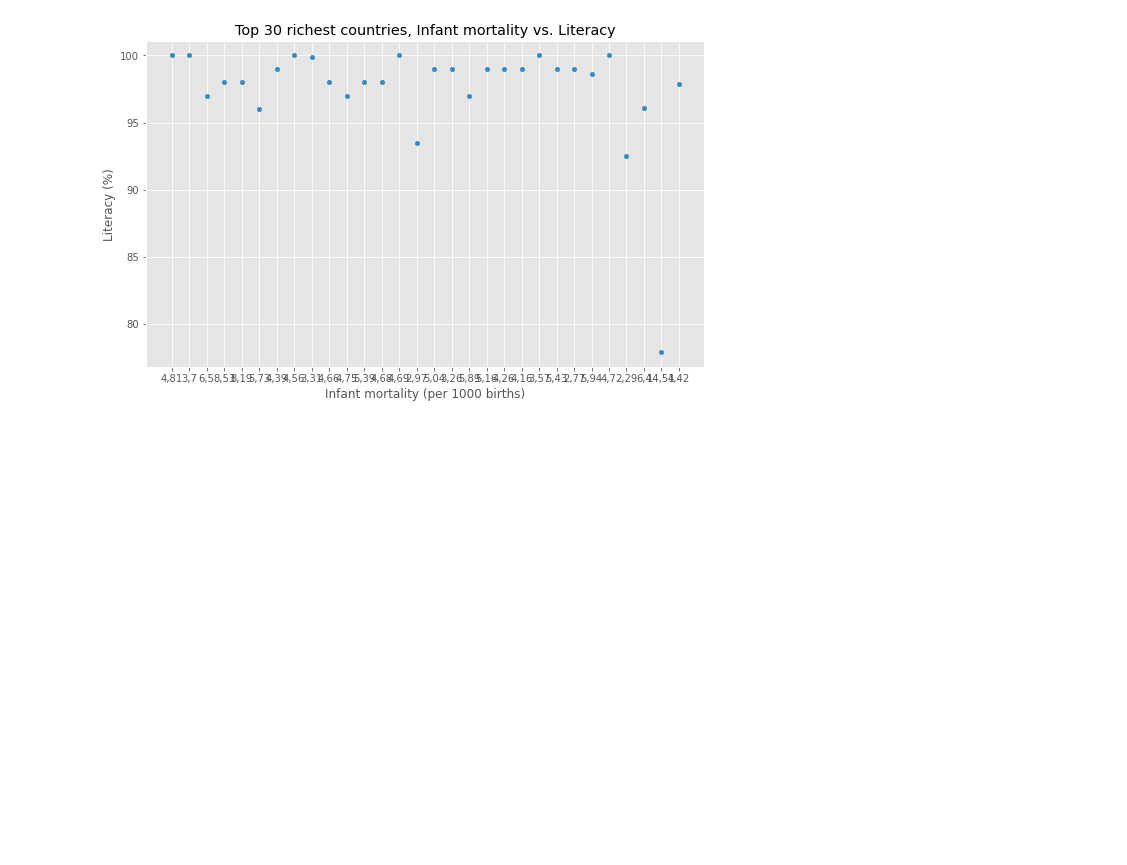
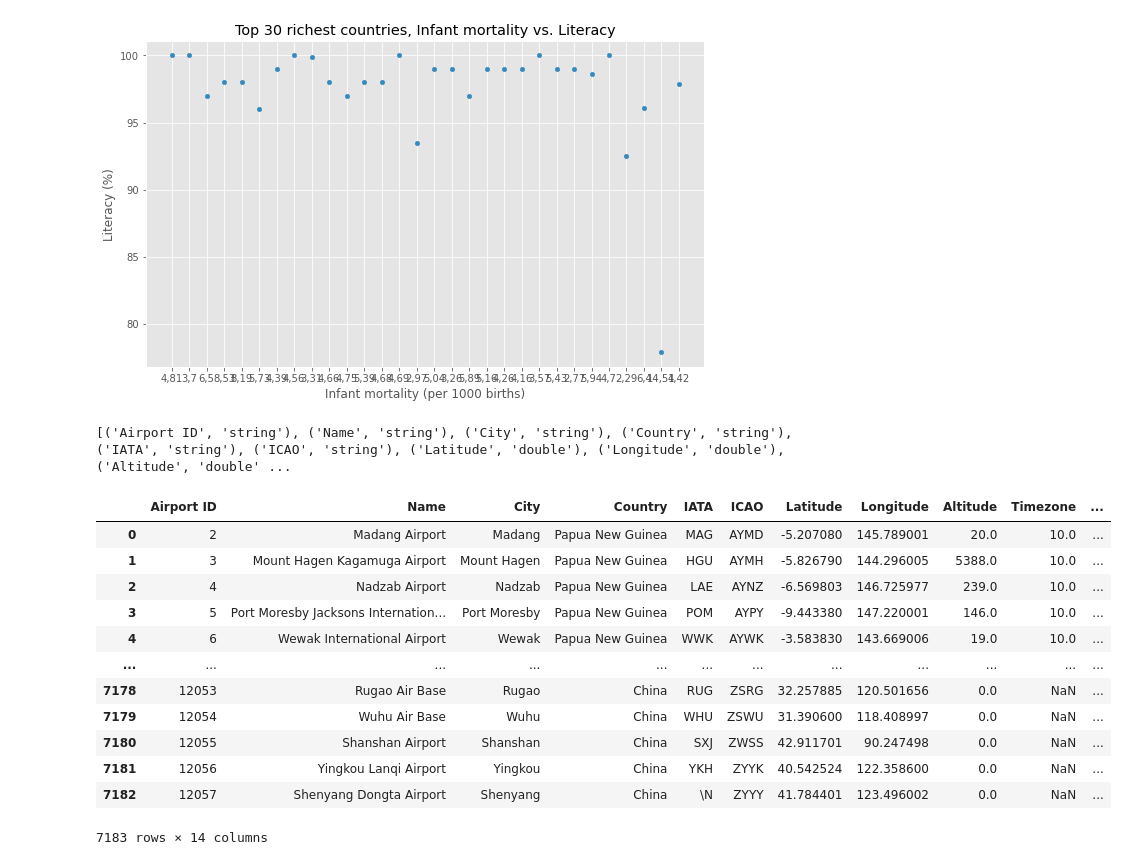
Before and after one commit to sgrzegorz/analiza-duzych-zbiorow-danych, a Jupyter notebook: 02/dataframe.ipynb, the cells around one changed output. Saved outputs shown, nothing was run; the diff lists cells and outputs as text; code cells hidden in the pictures; blank space fills up the shorter version.

```diff
--- a/02/dataframe.ipynb
+++ b/02/dataframe.ipynb
@@ -169,3 +170,68 @@ df.plot(x="Infant mortality (per 1000 births)",y="Literacy (%)",kind="scatter",f
 plt.show()
 # %% [output]
 [figure]
+# %%
+file_path = 'airports.csv'
+header = ['Airport ID','Name','City','Country','IATA','ICAO','Latitude','Longitude','Altitude','Timezone','DST','Tz database time zone','Type','Source']
+
+schema = StructType() \
+      .add("Airport ID",StringType(),True) \
+      .add("Name",StringType(),True) \
+      .add("City",StringType(),True) \
+      .add("Country",StringType(),True) \
+      .add("IATA",StringType(),True) \
+      .add("ICAO",StringType(),True) \
+      .add("Latitude",DoubleType(),True) \
+      .add("Longitude",DoubleType(),True) \
+      .add("Altitude",DoubleType(),True) \
+      .add("Timezone",IntegerType(),True) \
+      .add("DST",StringType(),True) \
+      .add("Tz database time zone",StringType(),True) \
+      .add("Type",StringType(),True) \
+      .add("Source",StringType(),True) \
+
+
+#       .add("Airport ID",IntegerType(),True) \
+#       .add("Name",IntegerType(),True) \
+#       .add("City",StringType(),True) \
+#       .add("Country",StringType(),True) \
+#       .add("IATA",StringType(),True) \
+#       .add("ICAO",StringType(),True) \
+#       .add("Latitude",DoubleType(),True) \
+#       .add("Longitude",DoubleType(),True) \
+#       .add("Altitude",IntegerType(),True) \
+#       .add("Timezone",DoubleType(),True) \
+#       .add("DST",DoubleType(),True) \
+#       .add("Tz database time zone",StringType(),True) \
+#       .add("Type",StringType(),True) \
+#       .add("Source",StringType(),True) \
+
+
+# countries = spark.read.csv(file_path,header=False,inferSchema=True)
+
+
+# countries = spark.read.csv(file_path,header=False).schema(schema)
+
+countries =spark.read.format("csv") \
+      .option("header", True) \
+      .schema(schema) \
+      .load("airports.csv")
+
+print(countries.dtypes)
+
+countries.toPandas()
+# %% [output]
+[('Airport ID', 'string'), ('Name', 'string'), ('City', 'string'), ('Country', 'string'), ('IATA', 'string'), ('ICAO', 'string'), ('Latitude', 'double'), ('Longitude', 'double'), ('Altitude', 'double' ...
+|  | Airport ID | Name | City | Country | IATA | ICAO | Latitude | Longitude | Altitude | Timezone | ... |
+| 0 | 2 | Madang Airport | Madang | Papua New Guinea | MAG | AYMD | -5.207080 | 145.789001 | 20.0 | 10.0 | ... |
+| 1 | 3 | Mount Hagen Kagamuga Airport | Mount Hagen | Papua New Guinea | HGU | AYMH | -5.826790 | 144.296005 | 5388.0 | 10.0 | ... |
+| 2 | 4 | Nadzab Airport | Nadzab | Papua New Guinea | LAE | AYNZ | -6.569803 | 146.725977 | 239.0 | 10.0 | ... |
+| 3 | 5 | Port Moresby Jacksons Internation... | Port Moresby | Papua New Guinea | POM | AYPY | -9.443380 | 147.220001 | 146.0 | 10.0 | ... |
+| 4 | 6 | Wewak International Airport | Wewak | Papua New Guinea | WWK | AYWK | -3.583830 | 143.669006 | 19.0 | 10.0 | ... |
+| ... | ... | ... | ... | ... | ... | ... | ... | ... | ... | ... | ... |
+| 7178 | 12053 | Rugao Air Base | Rugao | China | RUG | ZSRG | 32.257885 | 120.501656 | 0.0 | NaN | ... |
+| 7179 | 12054 | Wuhu Air Base | Wuhu | China | WHU | ZSWU | 31.390600 | 118.408997 | 0.0 | NaN | ... |
+| 7180 | 12055 | Shanshan Airport | Shanshan | China | SXJ | ZWSS | 42.911701 | 90.247498 | 0.0 | NaN | ... |
+| 7181 | 12056 | Yingkou Lanqi Airport | Yingkou | China | YKH | ZYYK | 40.542524 | 122.358600 | 0.0 | NaN | ... |
+| 7182 | 12057 | Shenyang Dongta Airport | Shenyang | China | \N | ZYYY | 41.784401 | 123.496002 | 0.0 | NaN | ... |
+7183 rows × 14 columns
```
Also changed, not shown: parts of 1 cell of this notebook.
